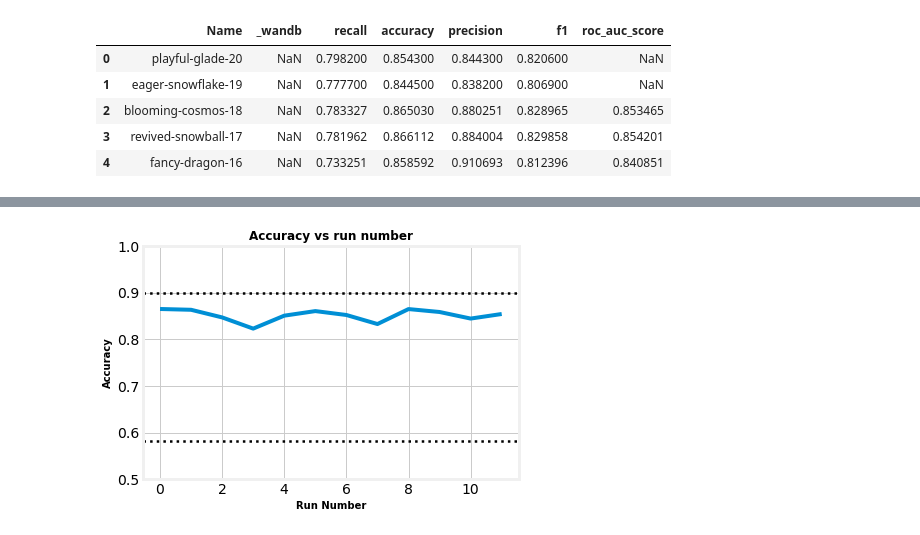
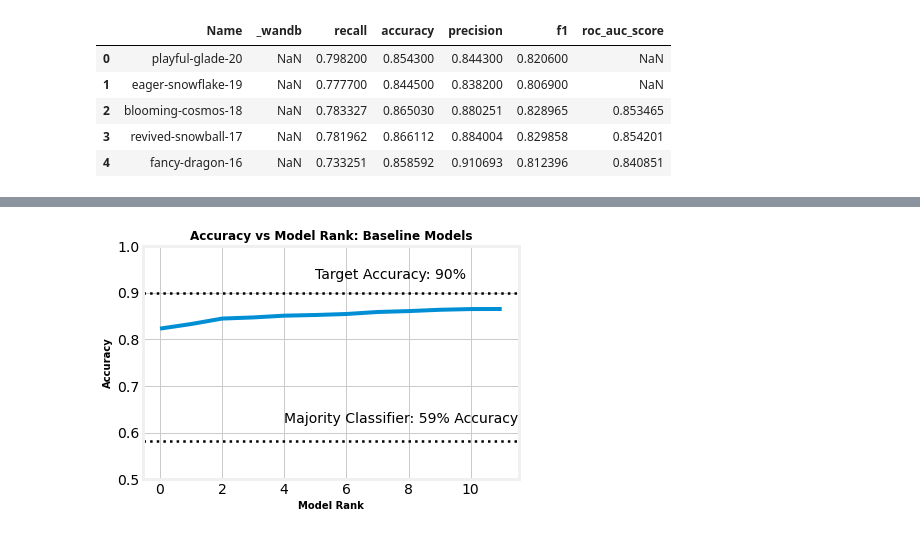
Before and after one commit to BloomTech-Labs/allay-ds, a Jupyter notebook: exploration/train_models.ipynb, the cells around one changed output, grey strips where cells are left out. Drawn from its saved outputs; the diff is of its cells as text; code cells hidden in the pictures.

Commit message:
Polish Graphs and Code, Add Annotated Baselines

```diff
--- a/exploration/train_models.ipynb
+++ b/exploration/train_models.ipynb
@@ -602,18 +577,20 @@ results_table
 # %%
 fig, ax = plt.subplots()
 plt.style.use("fivethirtyeight")
 fig.patch.set(facecolor="white")
 ax.set(facecolor="white")
 
-ax.plot(results_table["run_number"], results_table["accuracy"])
+ax.plot(results_table["model_rank"], results_table["accuracy"])
 ax.axhline(y = .582, linestyle='dotted', linewidth=2.5, color='black')
 ax.axhline(y = .9, linestyle='dotted', linewidth=2.5 ,color='black')
 ax.set_yticks([.5, .6, .7, .8, .9, 1])
 
-ax.set_xlabel("Run Number", fontweight = "bold", size = 10)
+ax.set_xlabel("Model Rank", fontweight = "bold", size = 10)
 ax.set_ylabel("Accuracy", fontweight = "bold", size = 10)
-ax.set_title("Accuracy vs run number", fontweight = "bold", size = 12)
+ax.set_title("Accuracy vs Model Rank: Baseline Models", fontweight = "bold", size = 12)
+ax.annotate('Target Accuracy: 90%', xy=(5, .93))
+ax.annotate('Majority Classifier: 59% Accuracy', xy=(4, .62))
 
 plt.show()
 # %% [output]
-[figure, old version]
+[figure, new version]
```
Also changed, not shown: parts of 19 cells of this notebook.
